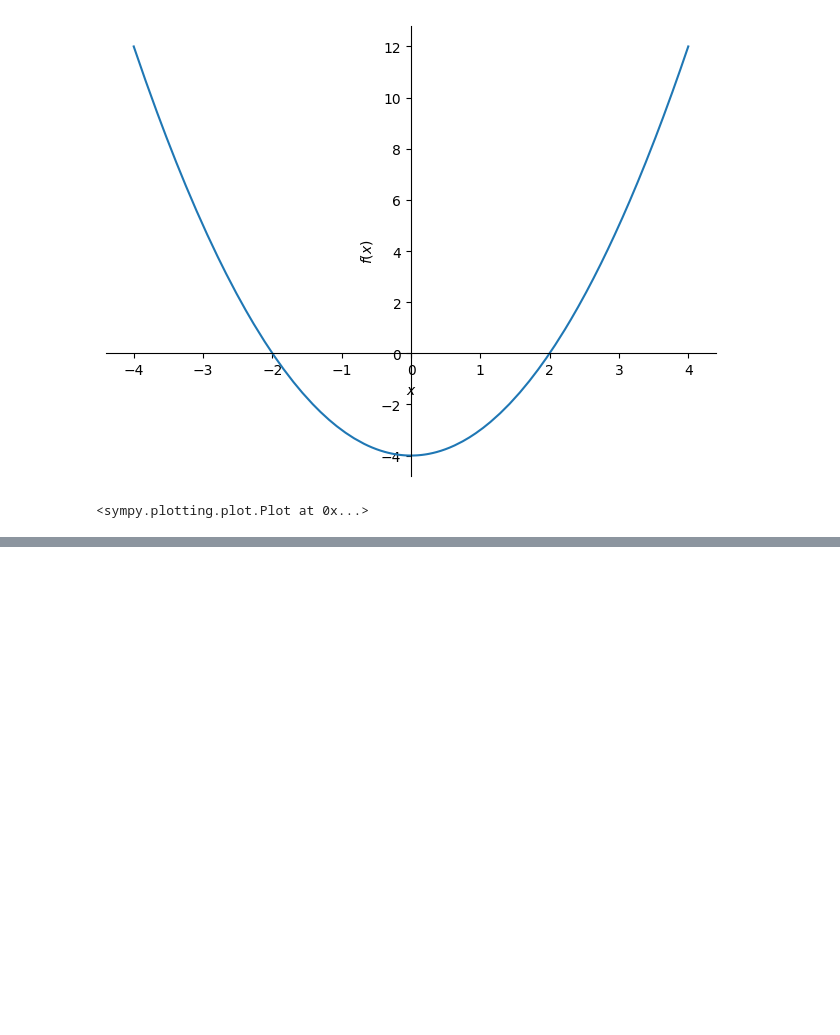
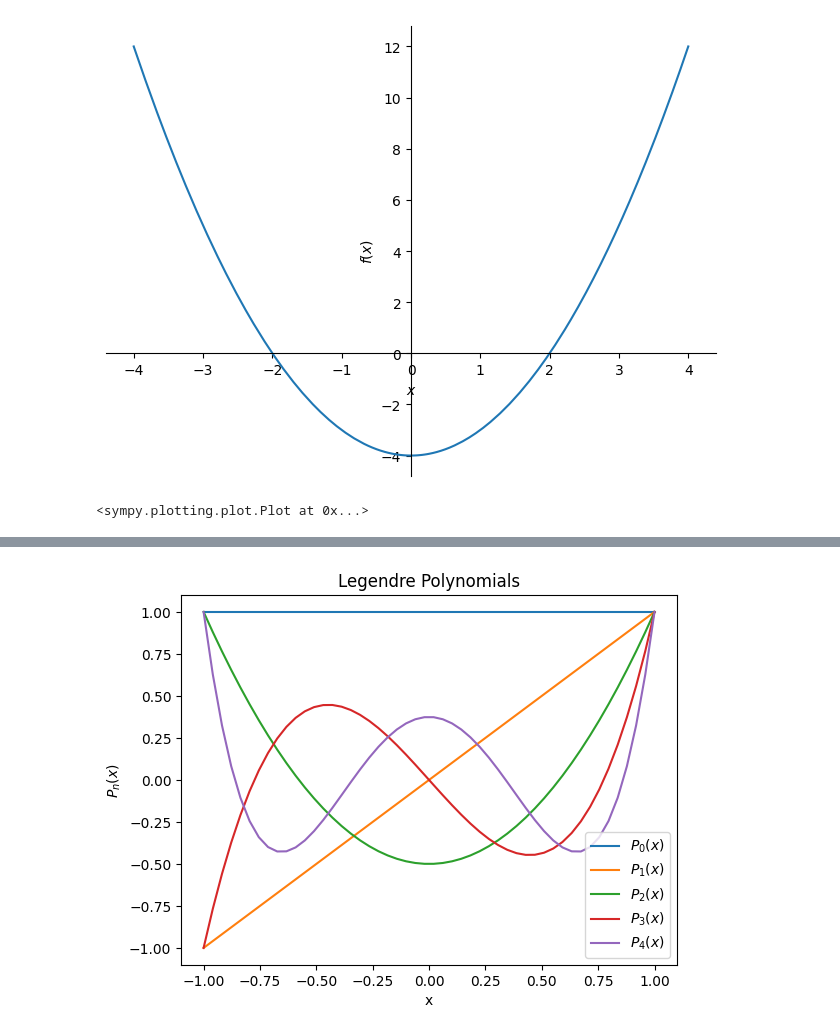
Before and after one commit to DavidChiu150219/20230723, a Jupyter notebook: 數學.ipynb, the cells around one changed output, grey strips where cells are left out. Cells and saved outputs as stored; diff of their text form; code cells hidden in the pictures; blank space fills up the shorter version.

```diff
--- a/數學.ipynb
+++ b/數學.ipynb
@@ -278,0 +274,17 @@ Requirement already satisfied: mpmath>=0.19 in /home/vscode/.local/lib/python3.1
+# %%
+import numpy as np
+from scipy.special import eval_legendre
+import matplotlib.pyplot as plt
+
+X=np.linspace(-1,1)
+for n in range(0,5):
+    y=eval_legendre(n,X)
+    plt.plot(X, y, label=r'$P_{}(x)$'.format(n))
+
+plt.title('Legendre Polynomials')
+plt.xlabel('x')
+plt.ylabel(r'$P_n(x)$')
+plt.legend(loc='lower right')
+plt.show()
+# %% [output]
+[figure, added]
```
Also changed, not shown: parts of 2 cells of this notebook, 1 other file.
